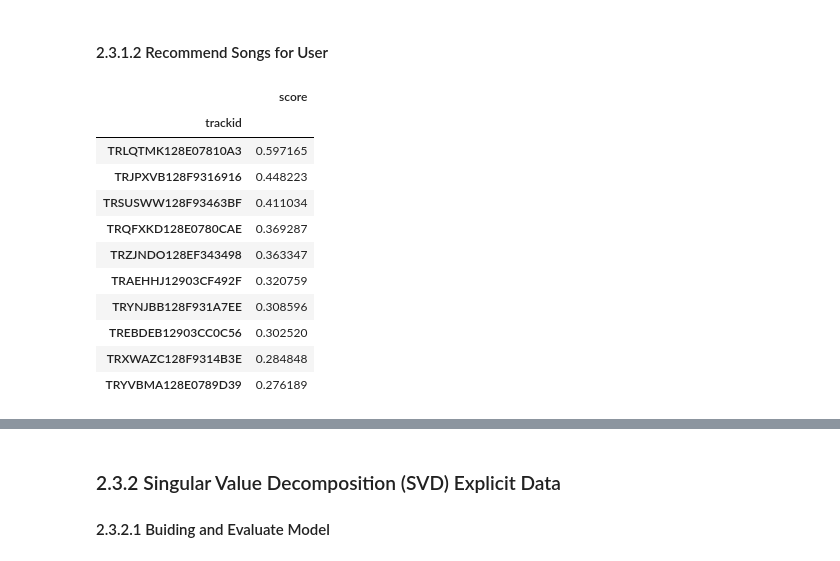
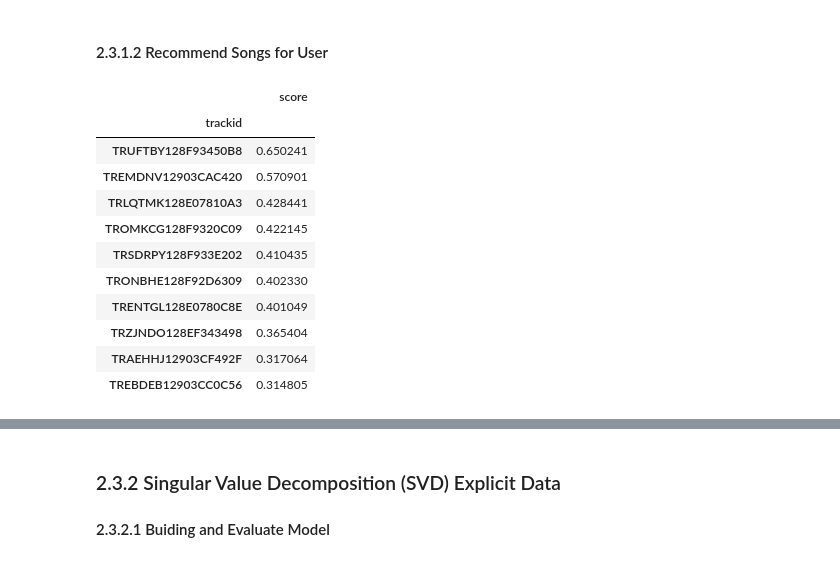
Before and after one commit to xiaolancara/Recommender-System, a Jupyter notebook: MusicRecSys_FinalProject/RecSys_FinalProject (1).ipynb, the cells around one changed output, grey strips where cells are left out. Cells and saved outputs as stored; diff of their text form; code cells hidden in the pictures.

```diff
--- a/MusicRecSys_FinalProject/RecSys_FinalProject (1).ipynb
+++ b/MusicRecSys_FinalProject/RecSys_FinalProject (1).ipynb
@@ -864,44 +908,44 @@ def recommend(userid, num_items=10):
     user_vecs = sparse.csr_matrix(model.user_factors)
     item_vecs = sparse.csr_matrix(model.item_factors)
 
     # Create recommendations for user with idn
     user_id = int(data[data['userid'] == userid]['user_id'].values[0])
 
     user_interactions = sparse_user_item[user_id, :].toarray()
 
     user_interactions = user_interactions.reshape(-1) + 1
     user_interactions[user_interactions > 1] = 0
     rec_vector = user_vecs[user_id, :].dot(item_vecs.T).toarray()
     min_max = MinMaxScaler()
     rec_vector_scaled = min_max.fit_transform(rec_vector.reshape(-1, 1))[:, 0]
     recommend_vector = user_interactions * rec_vector_scaled
     item_idx = np.argsort(recommend_vector)[::-1][:num_items]
 
     tracks = []
     scores = []
 
     for idx in item_idx:
         tracks.append(data.trackid.loc[data.track_id == idx].iloc[0])
         scores.append(recommend_vector[idx])
 
     recommendations = pd.DataFrame({'trackid': tracks, 'score': scores})
 
     return recommendations.set_index('trackid')
-recommendations = recommend('xiaolan')
+recommendations = recommend('63030d4e314e339a4609607fa7b96370cc94317b')
 recommendations
 # %% [output]
 |  | score |
 | trackid |  |
-| TRLQTMK128E07810A3 | 0.597165 |
-| TRJPXVB128F9316916 | 0.448223 |
-| TRSUSWW128F93463BF | 0.411034 |
-| TRQFXKD128E0780CAE | 0.369287 |
-| TRZJNDO128EF343498 | 0.363347 |
-| TRAEHHJ12903CF492F | 0.320759 |
-| TRYNJBB128F931A7EE | 0.308596 |
-| TREBDEB12903CC0C56 | 0.302520 |
-| TRXWAZC128F9314B3E | 0.284848 |
-| TRYVBMA128E0789D39 | 0.276189 |
+| TRUFTBY128F93450B8 | 0.650241 |
+| TREMDNV12903CAC420 | 0.570901 |
+| TRLQTMK128E07810A3 | 0.428441 |
+| TROMKCG128F9320C09 | 0.422145 |
+| TRSDRPY128F933E202 | 0.410435 |
+| TRONBHE128F92D6309 | 0.402330 |
+| TRENTGL128E0780C8E | 0.401049 |
+| TRZJNDO128EF343498 | 0.365404 |
+| TRAEHHJ12903CF492F | 0.317064 |
+| TREBDEB12903CC0C56 | 0.314805 |
 # %%
 # check the list that user has listened
 u_song_list = df_user[df_user['userid'] == userid].merge(df_meta[['trackid','artistname','title']], on = 'trackid')
```
Also changed, not shown: parts of 22 cells of this notebook.
